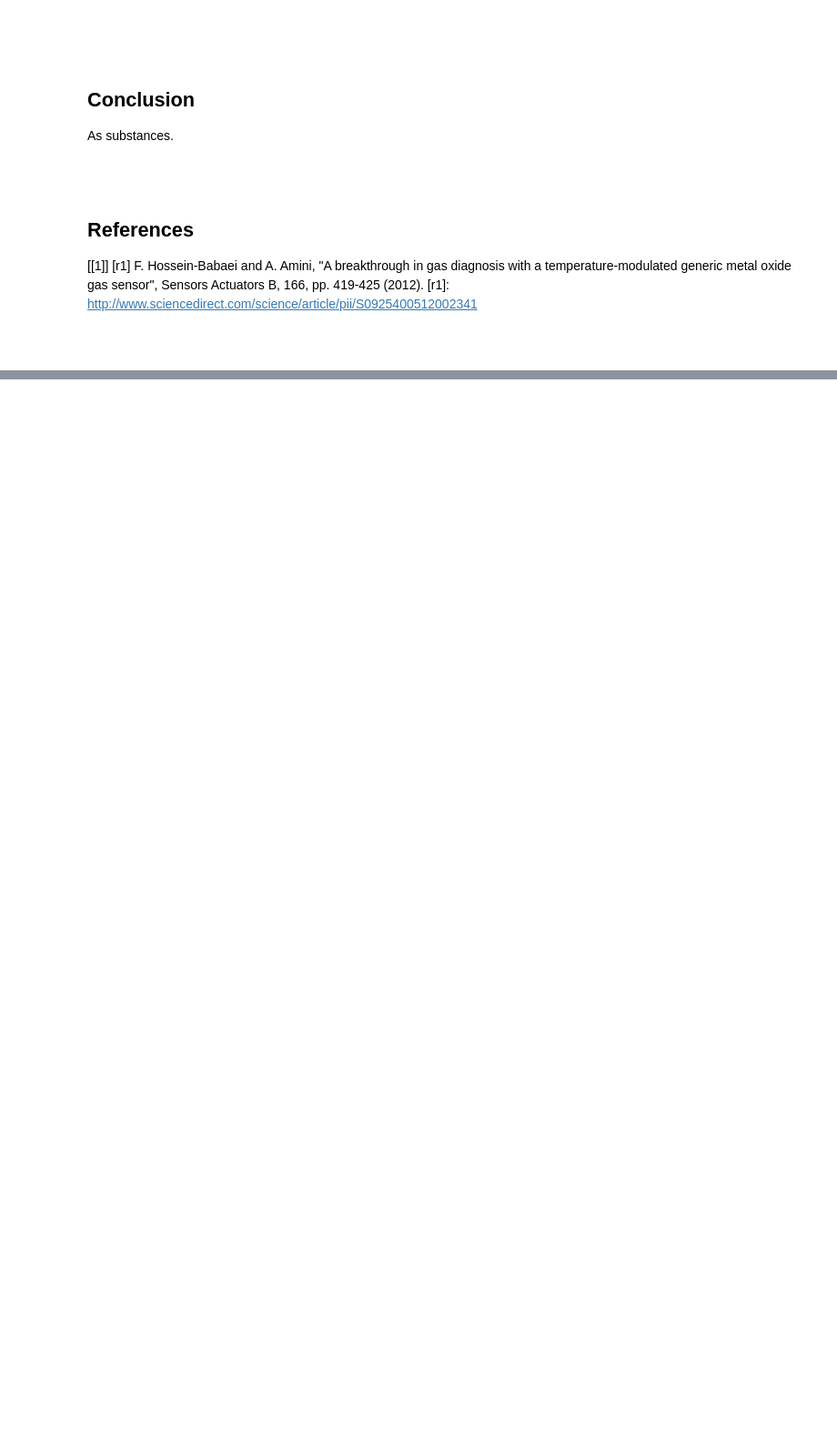
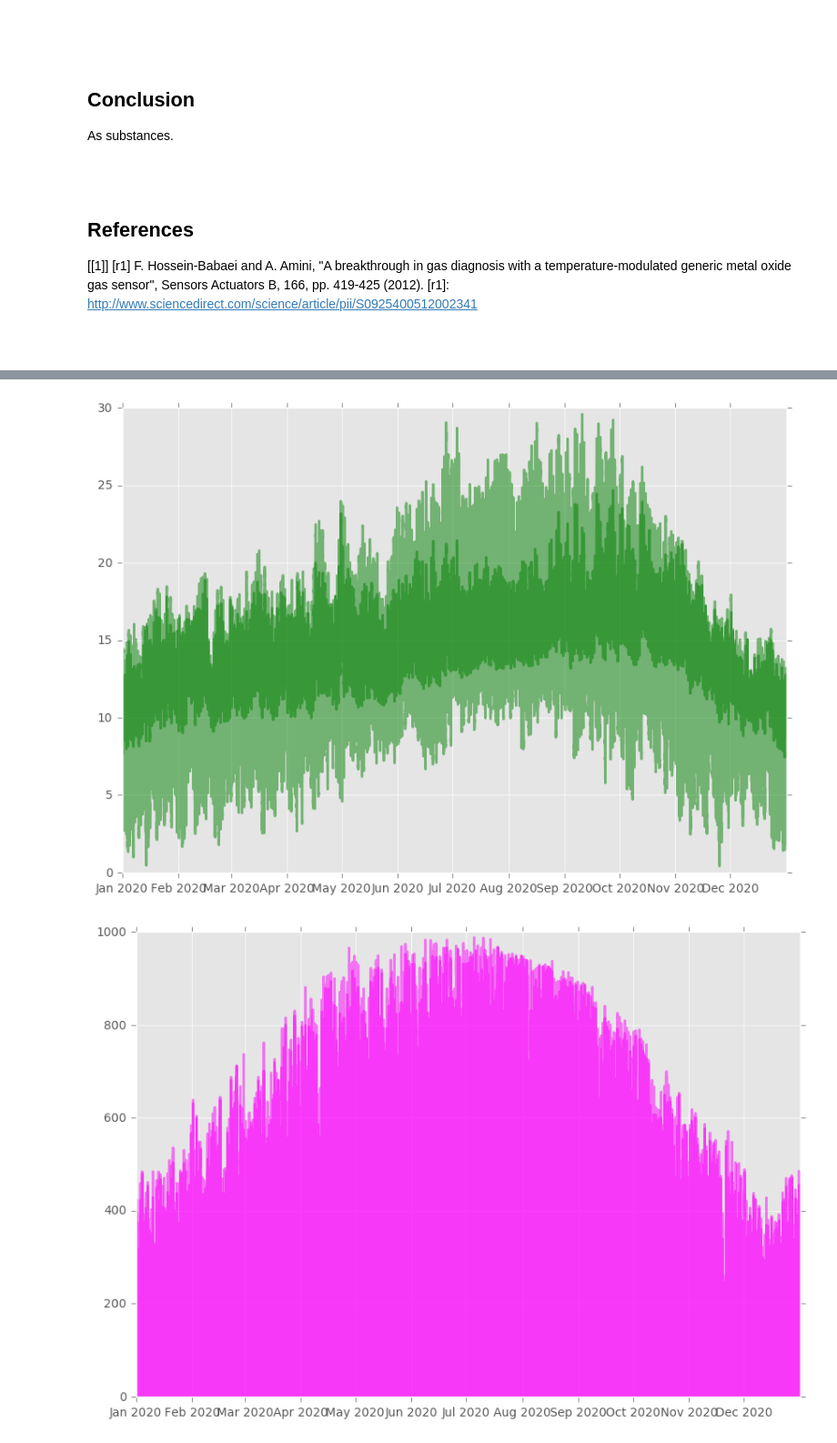
Before and after one commit to farazhb/Weather-Methods, a Jupyter notebook: weather.ipynb, the cells around one changed output, grey strips where cells are left out. Shown at 91% size. Cells and saved outputs as stored; diff of their text form; code cells hidden in the pictures; blank space fills up the shorter version.

```diff
--- a/weather.ipynb
+++ b/weather.ipynb
@@ -376,0 +264,46 @@ plt.show()
+# %%
+""" Average year """
+
+# dict of dicts for each station to hold all info to be used from here on
+alwthr_dct = {key:{} for key in STATIONS}
+
+for stn in STATIONS:
+    fname = "res/mod/" + stn + "_wNA.csv"
+    alwthr_dct[stn]["all data"] = pd.read_csv(fname, header=0, index_col=0, \
+                                              parse_dates={'DateTime':[0]})
+
+
+# Determine average year for stations' data
+for stn in STATIONS:
+    alwthr_dct[stn]["avg yr"] = {}
+    df = alwthr_dct[stn]["all data"].copy()
+    df["dt"] = df.index
+    df["dt"] = df["dt"].apply(lambda x: x.replace(year=2020))
+    # TODO: above: eliminate yr, forget 2020? If not possible, change type/res ns -> ms, have yr 0, not 2020
+    df_ann_grpby = df.groupby([df["dt"]])
+    avg_yr_df = df_ann_grpby.mean()
+    avg_yr_df.index.name = None
+    #dp.display (avg_yr_df)
+    alwthr_dct[stn]["avg yr"]["all"] = avg_yr_df
+
+
+# Now plot the obtained average years' data
+for categ in CATEG_LIST[:-1]:
+    fig = plt.figure (figsize=(10,7))
+    ax = fig.add_subplot(111)
+
+    for stn in STATIONS:
+        df = alwthr_dct[stn]["avg yr"]["all"][categ]
+        #dp.display (df.head(n=2), slice_df.tail(n=2))
+        #print (df.info())
+        #print (df.describe())
+        ax.plot ( df, color=colors_dict[categ], \
+                 linestyle='-', linewidth=2, alpha=0.5)
+        if categ == "wnd dir [deg]":   # if "wnd dir", draw variance too
+            ax.plot ( df["var wnd dir [deg]"], color=colors_dict["var wnd dir [deg]"], \
+                     linestyle='-', linewidth=2, alpha=0.5)
+
+    plt.show()
+# %% [output]
+[figure, added]
+[figure, added]
```
Also changed, not shown: parts of 9 cells of this notebook.
